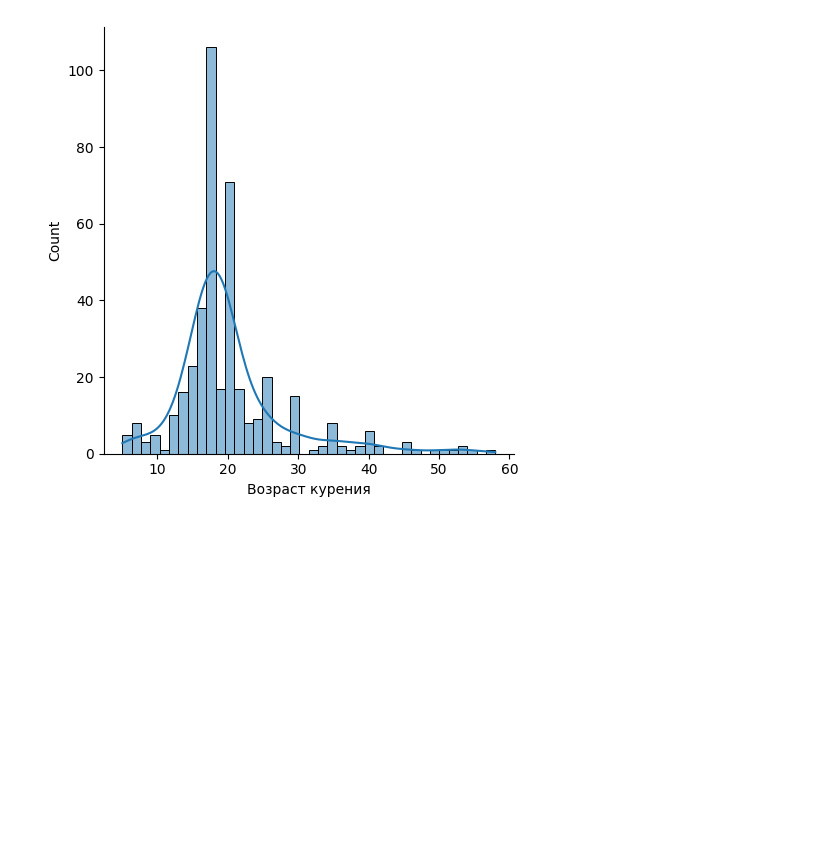
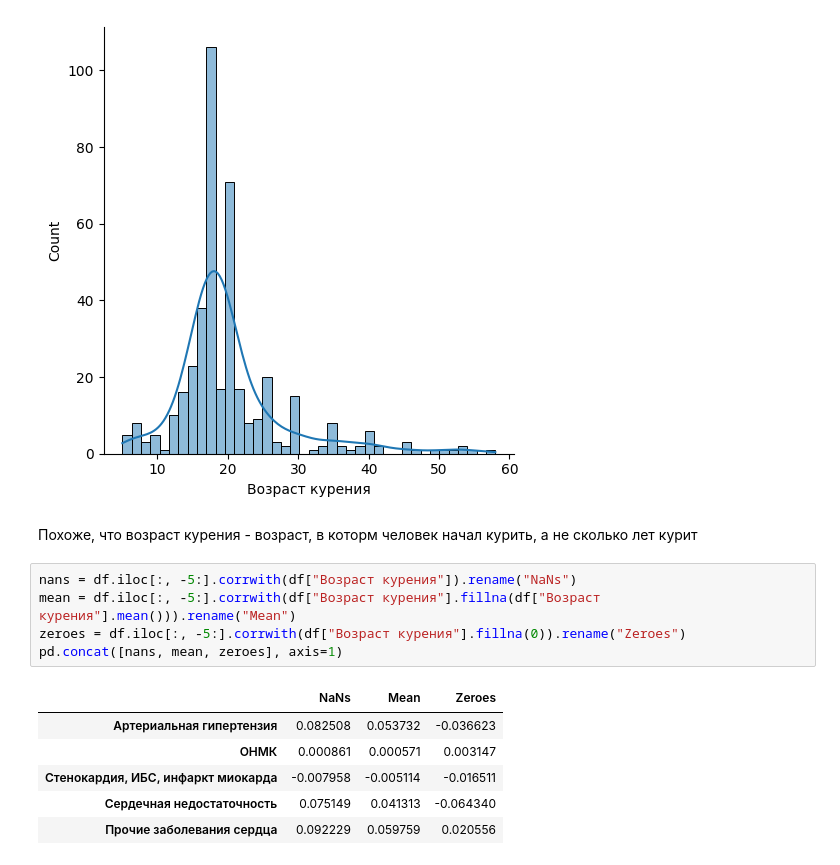
Before and after one commit to eugineerd/datascience-lab-1, a Jupyter notebook: notebooks/exploration.ipynb, the cells around one changed output. Drawn from its saved outputs; the diff is of its cells as text; blank space fills up the shorter version.

```diff
--- a/notebooks/exploration.ipynb
+++ b/notebooks/exploration.ipynb
@@ -27,3 +30,17 @@ sns.displot(df["Возраст курения"], kde=True) # Возможно к
 # %% [output]
 <seaborn.axisgrid.FacetGrid at 0x...>
 [figure]
+# %% [markdown]
+Похоже, что возраст курения - возраст, в которм человек начал курить, а не сколько лет курит
+# %%
+nans = df.iloc[:, -5:].corrwith(df["Возраст курения"]).rename("NaNs")
+mean = df.iloc[:, -5:].corrwith(df["Возраст курения"].fillna(df["Возраст курения"].mean())).rename("Mean")
+zeroes = df.iloc[:, -5:].corrwith(df["Возраст курения"].fillna(0)).rename("Zeroes")
+pd.concat([nans, mean, zeroes], axis=1)
+# %% [output]
+|  | NaNs | Mean | Zeroes |
+| Артериальная гипертензия | 0.082508 | 0.053732 | -0.036623 |
+| ОНМК | 0.000861 | 0.000571 | 0.003147 |
+| Стенокардия, ИБС, инфаркт миокарда | -0.007958 | -0.005114 | -0.016511 |
+| Сердечная недостаточность | 0.075149 | 0.041313 | -0.064340 |
+| Прочие заболевания сердца | 0.092229 | 0.059759 | 0.020556 |
```
Also changed, not shown: parts of 16 cells of this notebook.
